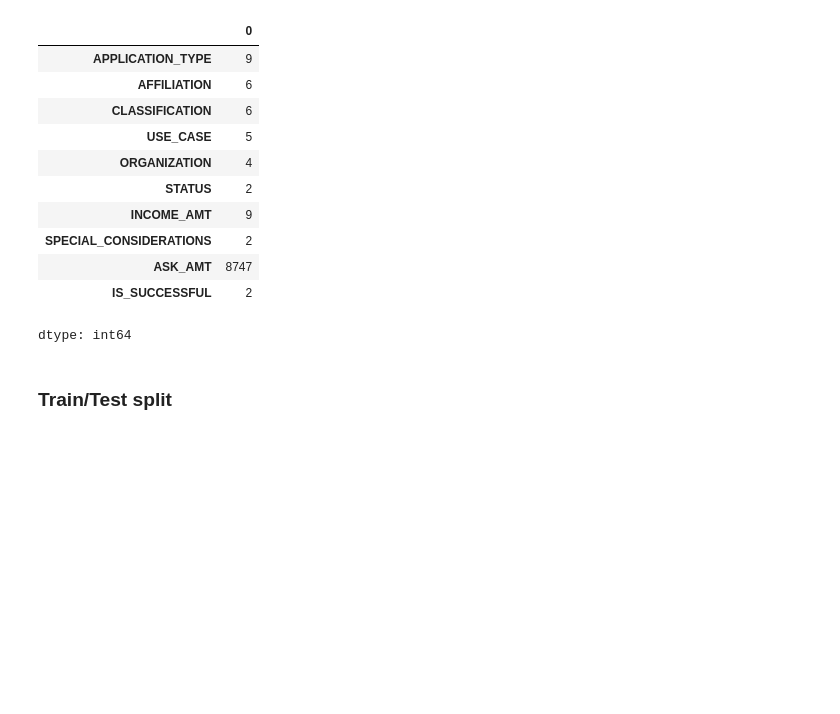
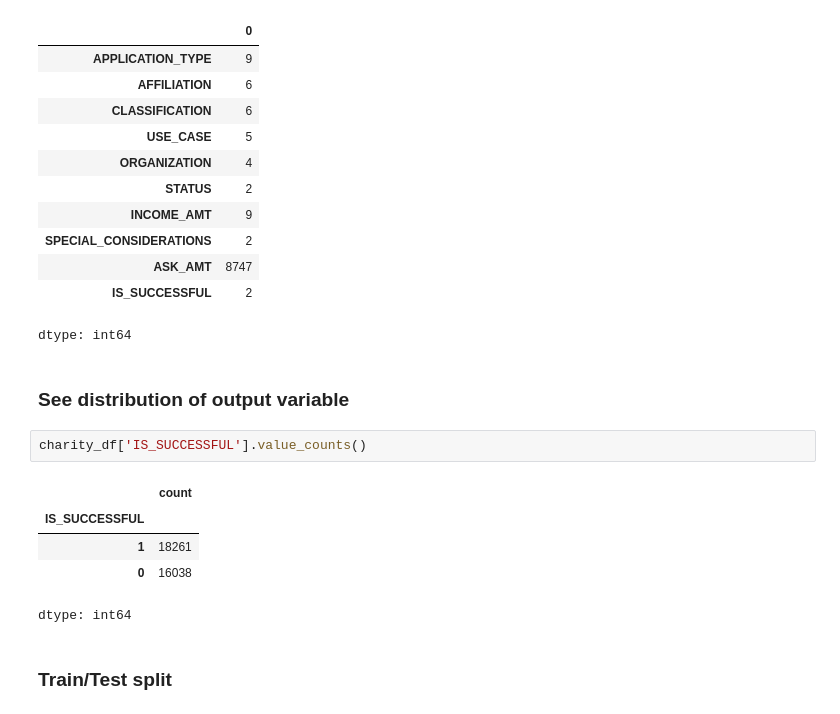
Before and after one commit to brianna-mitri/deep-learning-challenge, a Jupyter notebook: AlphabetSoupCharity_Optimization.ipynb, the cells around one changed output. Drawn from its saved outputs; the diff is of its cells as text; blank space fills up the shorter version.

```diff
--- a/AlphabetSoupCharity_Optimization.ipynb
+++ b/AlphabetSoupCharity_Optimization.ipynb
@@ -129,6 +129,16 @@ charity_df.nunique()
 | ASK_AMT | 8747 |
 | IS_SUCCESSFUL | 2 |
 dtype: int64
+# %% [markdown]
+### See distribution of output variable
+# %%
+charity_df['IS_SUCCESSFUL'].value_counts()
+# %% [output]
+|  | count |
+| IS_SUCCESSFUL |  |
+| 1 | 18261 |
+| 0 | 16038 |
+dtype: int64
 # %% [markdown]
 ### Train/Test split
 # %%
```
Also changed, not shown: parts of 9 cells of this notebook.
